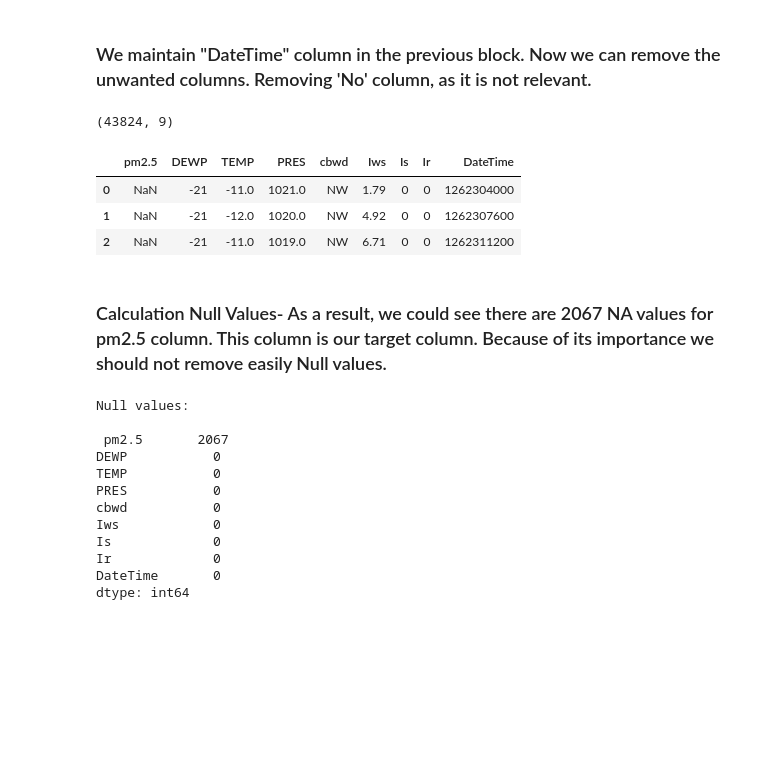
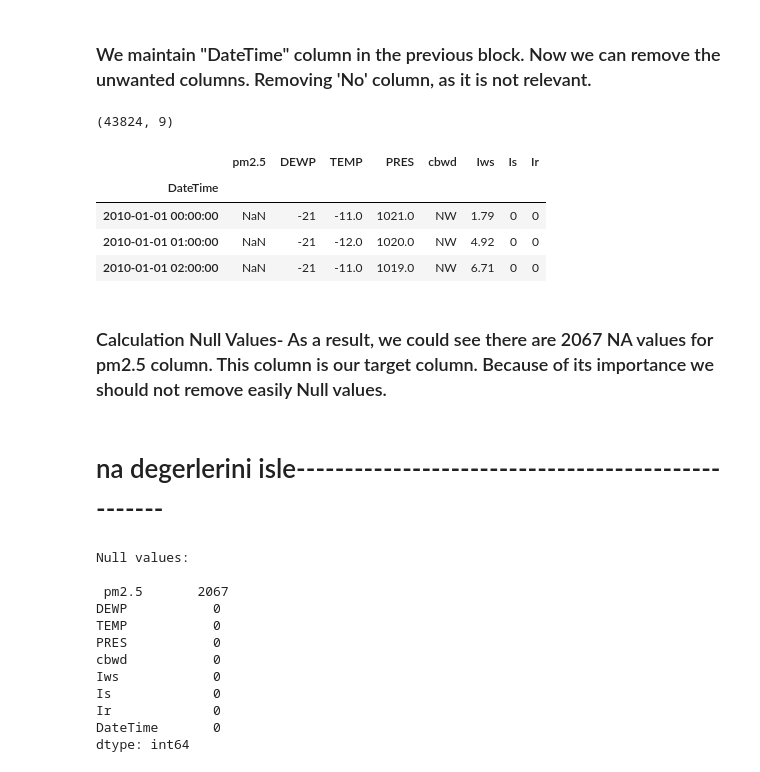
Before and after one commit to senemaktas/Air_Pollution_Prediction_ML_DL, a Jupyter notebook: Air_Pollution_Prediction.ipynb, the cells around one changed output. Saved outputs shown, nothing was run; the diff lists cells and outputs as text; code cells hidden in the pictures; blank space fills up the shorter version.

```diff
--- a/Air_Pollution_Prediction.ipynb
+++ b/Air_Pollution_Prediction.ipynb
@@ -68,7 +77,7 @@ import datetime
 df['hour'] = df['hour'].replace(24,0)
 df['DateTime'] = df[['year', 'month', 'day', 'hour']].apply(lambda s : datetime.datetime(*s),axis = 1)
 df['DateTime'] = pd.to_datetime(df['DateTime'])
-df['DateTime'] = df.DateTime.values.astype(np.int64) // 10 ** 9
+#df['DateTime'] = df.DateTime.values.astype(np.int64) // 10 ** 9
 
 df
 # %% [output]
@@ -90,26 +99,31 @@ df
 # %%
 try:
   df.drop('No',axis = 1,inplace= True)
   df.drop('year',axis = 1,inplace= True)
   df.drop('month',axis = 1,inplace= True)
   df.drop('day',axis = 1,inplace= True)
   df.drop('hour',axis = 1,inplace= True)
   print(df.shape)
 except:
   print(df.shape)
   #print("Already Done")
 
 df = df.sort_values(by='DateTime',ascending=True)
 
+df = df.set_index('DateTime') # define DateTime columns as a index
+
 df.head(3)
 # %% [output]
 (43824, 9)
-|  | pm2.5 | DEWP | TEMP | PRES | cbwd | Iws | Is | Ir | DateTime |
-| 0 | NaN | -21 | -11.0 | 1021.0 | NW | 1.79 | 0 | 0 | 1262304000 |
-| 1 | NaN | -21 | -12.0 | 1020.0 | NW | 4.92 | 0 | 0 | 1262307600 |
-| 2 | NaN | -21 | -11.0 | 1019.0 | NW | 6.71 | 0 | 0 | 1262311200 |
+|  | pm2.5 | DEWP | TEMP | PRES | cbwd | Iws | Is | Ir |
+| DateTime |  |  |  |  |  |  |  |  |
+| 2010-01-01 00:00:00 | NaN | -21 | -11.0 | 1021.0 | NW | 1.79 | 0 | 0 |
+| 2010-01-01 01:00:00 | NaN | -21 | -12.0 | 1020.0 | NW | 4.92 | 0 | 0 |
+| 2010-01-01 02:00:00 | NaN | -21 | -11.0 | 1019.0 | NW | 6.71 | 0 | 0 |
 # %% [markdown]
 ### Calculation Null Values- As a result, we could see there are 2067 NA values for pm2.5 column. This column is our target column. Because of its importance we should not remove easily Null values.
+# %% [markdown]
+# na degerlerini isle---------------------------------------------------
 # %%
 print("Null values:\n\n",df.isnull().sum())
 #Remvoing Null values
```
Also changed, not shown: parts of 12 cells of this notebook.
